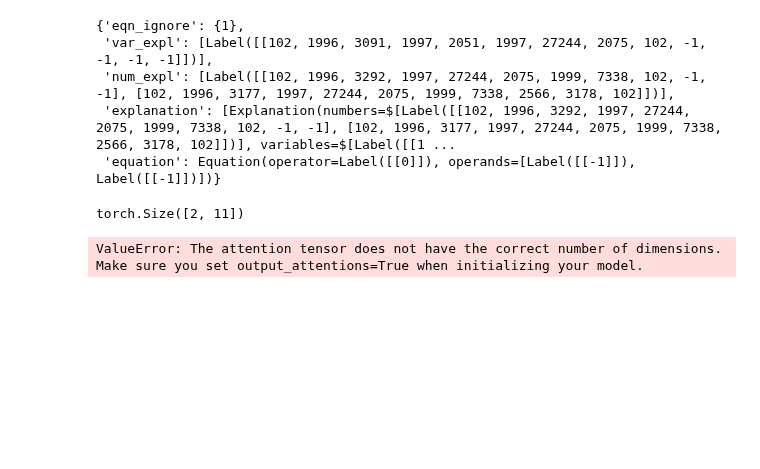
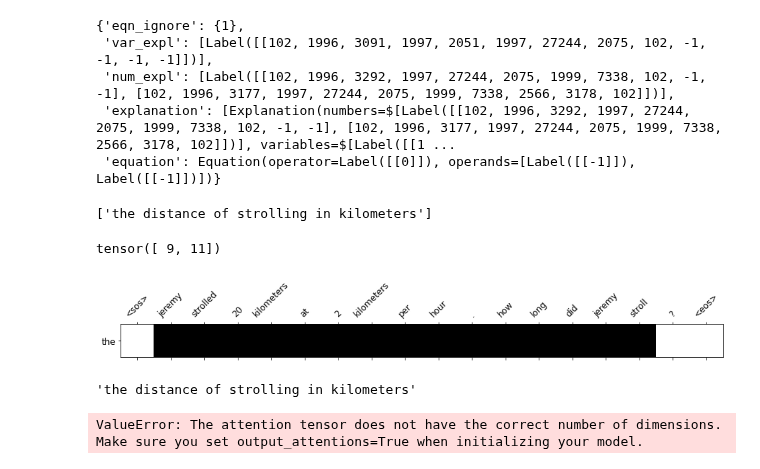
Before and after one commit to rsk25/NVIX, a Jupyter notebook: attention_heatmap.ipynb, the cells around one changed output. Drawn from its saved outputs; the diff is of its cells as text; code cells hidden in the pictures; blank space fills up the shorter version.

Commit message:
attempted heatmap printing

```diff
--- a/attention_heatmap.ipynb
+++ b/attention_heatmap.ipynb
@@ -122,10 +127,52 @@ output
  'num_expl': [Label([[102, 1996, 3292, 1997, 27244, 2075, 1999, 7338, 102, -1, -1], [102, 1996, 3177, 1997, 27244, 2075, 1999, 7338, 2566, 3178, 102]])],
  'explanation': [Explanation(numbers=$[Label([[102, 1996, 3292, 1997, 27244, 2075, 1999, 7338, 102, -1, -1], [102, 1996, 3177, 1997, 27244, 2075, 1999, 7338, 2566, 3178, 102]])], variables=$[Label([[1 ...
  'equation': Equation(operator=Label([[0]]), operands=[Label([[-1]]), Label([[-1]])])}
+# %%
+output['explanation'][0].to_human_readable(tokenizer=tokenizer)['N_00']
+# %% [output]
+['the distance of strolling in kilometers']
 # %%
-output['num_expl'][0].as_dict()['indices'].shape
+output['num_expl'][0].sequence_lengths
 # %% [output]
-torch.Size([2, 11])
+tensor([ 9, 11])
+# %%
+def display_attention(sentence, translation, attention, n_heads = 1, n_rows = 1, n_cols = 1):
+
+    assert n_rows * n_cols == n_heads
+
+    fig = plt.figure(figsize=(15, 25))
+
+    for i in range(n_heads):
+
+        ax = fig.add_subplot(n_rows, n_cols, i+1)
+
+        _attention = attention.unsqueeze(0)[i].numpy()
+
+        cax = ax.matshow(_attention, cmap='bone')
+
+        ax.tick_params(labelsize=12)
+        ax.set_xticklabels(['']+['<sos>']+[t.lower() for t in sentence]+['<eos>'],
+                           rotation=45)
+        ax.set_yticklabels(['']+translation)
+
+        ax.xaxis.set_major_locator(ticker.MultipleLocator(1))
+        ax.yaxis.set_major_locator(ticker.MultipleLocator(1))
+
+    plt.show()
+    plt.close()
+# %%
+import matplotlib.pyplot as plt
+import matplotlib.ticker as ticker
+
+explanations = output['explanation'][0].to_human_readable(tokenizer=tokenizer)
+
+display_attention(sentence=batch[0].text.raw[0].split(), translation=explanations['N_00'][0].split(), attention=nvix.explanation_pghead.attention_score[0])
+# %% [output]
+[figure, added]
+# %%
+explanations['N_00'][0]
+# %% [output]
+'the distance of strolling in kilometers'
 # %%
 import numpy
 import matplotlib.pyplot as plt
```
Also changed, not shown: parts of 6 cells of this notebook.
